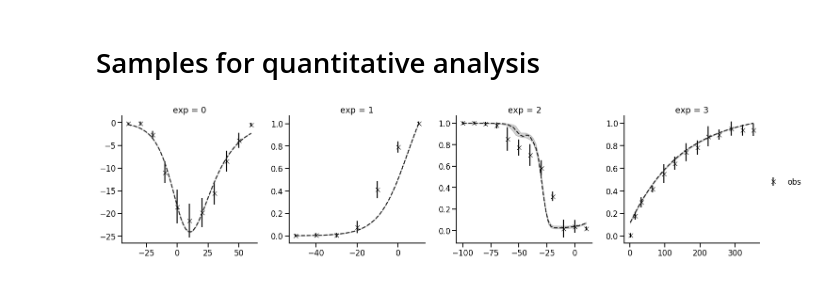
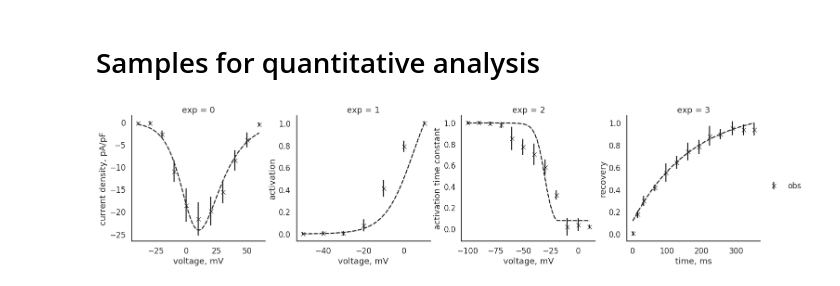
Before and after one commit to charleshouston/ion-channel-ABC, a Jupyter notebook: docs/examples/hl-1_ical.ipynb, the cells around one changed output. Saved outputs shown, nothing was run; the diff lists cells and outputs as text; code cells hidden in the pictures.

```diff
--- a/docs/examples/hl-1_ical.ipynb
+++ b/docs/examples/hl-1_ical.ipynb
@@ -202,14 +217,15 @@ for i, th in enumerate(th_samples):
     samples = samples.append(output, ignore_index=True)
 # %%
 from ionchannelABC import plot_sim_results
+sns.set_context('talk')
 g = plot_sim_results(samples, obs=measurements)
 
 # Set axis labels
-#xlabels = ["voltage, mV", "voltage, mV", "voltage, mV"]
-#ylabels = ["current density, pA/pF", "activation", "activation time constant"]
-#for ax, xl in zip(g.axes.flatten(), xlabels):
-#    ax.set_xlabel(xl)
-#for ax, yl in zip(g.axes.flatten(), ylabels):
-#    ax.set_ylabel(yl)
+xlabels = ["voltage, mV", "voltage, mV", "voltage, mV", "time, ms"]
+ylabels = ["current density, pA/pF", "activation", "activation time constant", "recovery"]
+for ax, xl in zip(g.axes.flatten(), xlabels):
+    ax.set_xlabel(xl)
+for ax, yl in zip(g.axes.flatten(), ylabels):
+    ax.set_ylabel(yl)
 # %% [output]
-[figure, old version]
+[figure, new version]
```
Also changed, not shown: parts of 23 cells of this notebook, 6 other files.
